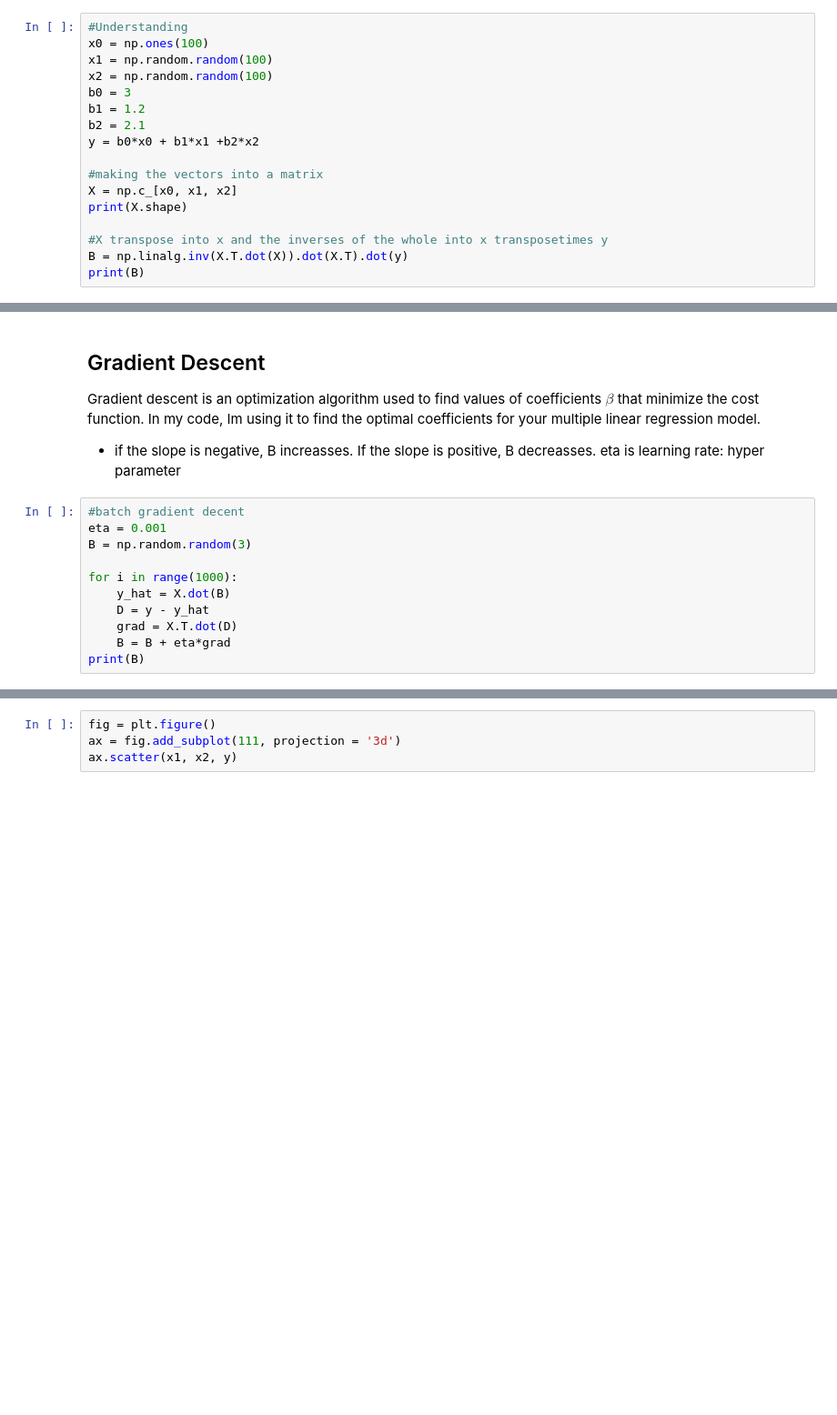
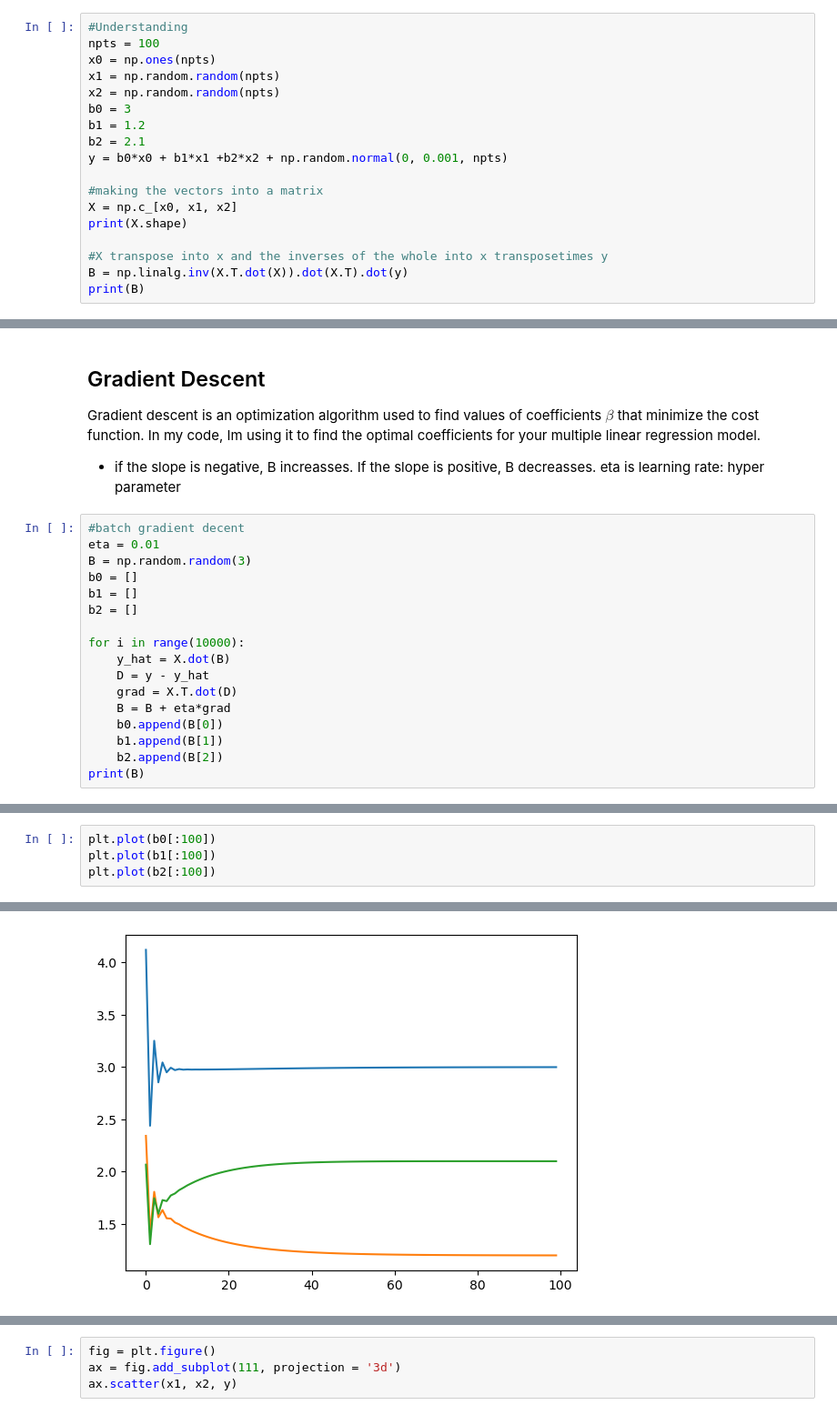
Before and after one commit to Shruti-Karandikar/Mini-Projects, a Jupyter notebook: multiple_linear_regression.ipynb, the cells around one changed output, grey strips where cells are left out. Shown at 91% size. Drawn from its saved outputs; the diff is of its cells as text; blank space fills up the shorter version.

```diff
--- a/multiple_linear_regression.ipynb
+++ b/multiple_linear_regression.ipynb
@@ -11,13 +11,14 @@ Multiple Linear Regression
 I use  3 variables $(x₀, x₁, x₂)$ with coefficients $(b₀, b₁, b₂)$, where $x₀$ is always 1 to account for the intercept term $β₀$.
 # %%
 #Understanding
-x0 = np.ones(100)
-x1 = np.random.random(100)
-x2 = np.random.random(100)
+npts = 100
+x0 = np.ones(npts)
+x1 = np.random.random(npts)
+x2 = np.random.random(npts)
 b0 = 3
 b1 = 1.2
 b2 = 2.1
-y = b0*x0 + b1*x1 +b2*x2
+y = b0*x0 + b1*x1 +b2*x2 + np.random.normal(0, 0.001, npts)
 
 #making the vectors into a matrix
 X = np.c_[x0, x1, x2]
@@ -37,13 +38,19 @@ Gradient descent is an optimization algorithm used to find values of coefficient
 eta is learning rate: hyper parameter
 # %%
 #batch gradient decent
-eta = 0.001
+eta = 0.01
 B = np.random.random(3)
+b0 = []
+b1 = []
+b2 = []
 
-for i in range(1000):
+for i in range(10000):
     y_hat = X.dot(B)
     D = y - y_hat
     grad = X.T.dot(D)
     B = B + eta*grad
+    b0.append(B[0])
+    b1.append(B[1])
+    b2.append(B[2])
 print(B)
 # %% [output]
@@ -50,0 +58,5 @@ print(B)
+# %%
+plt.plot(b0[:100])
+plt.plot(b1[:100])
+plt.plot(b2[:100])
+# %% [output]
@@ -50,0 +64 @@ print(B)
+[figure, added]
```
Also changed, not shown: parts of 5 cells of this notebook.
